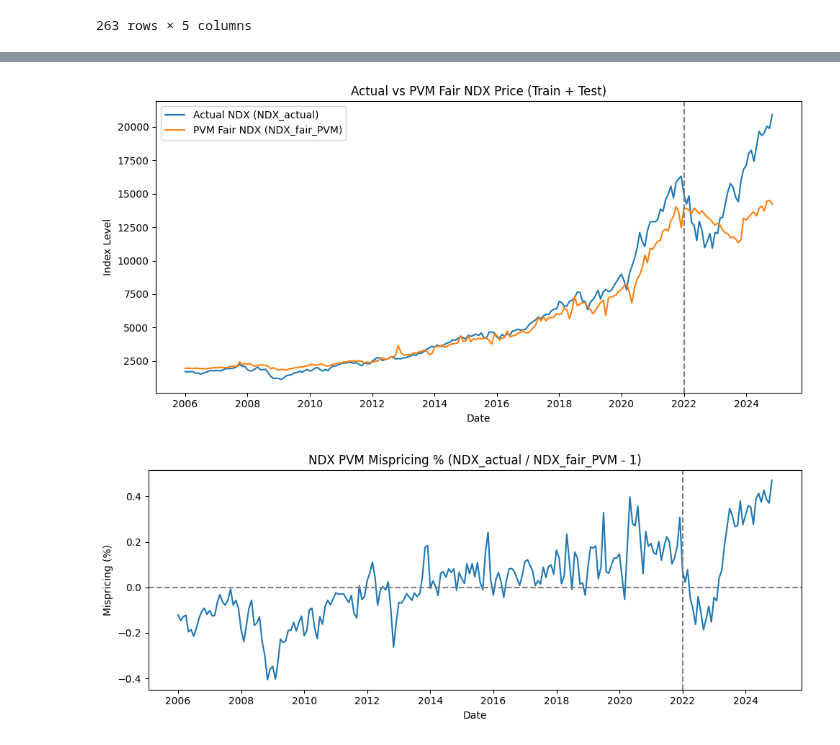
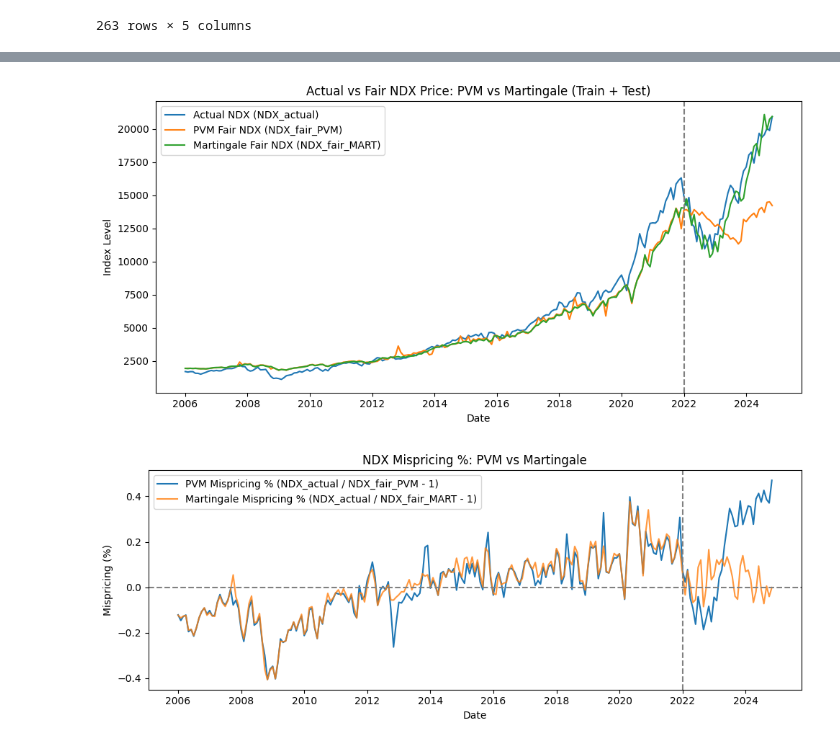
Before and after one commit to EliaLand/Martingale_FVM_AssetPricing, a Jupyter notebook: Part 2/main_FVM.ipynb, the cells around one changed output, grey strips where cells are left out. Drawn from its saved outputs; the diff is of its cells as text; code cells hidden in the pictures.

```diff
--- a/Part 2/main_FVM.ipynb
+++ b/Part 2/main_FVM.ipynb
@@ -655,28 +730,36 @@ Date
 # %%
-plot_df = ndx_pvm_results.loc["2006-01-01":].dropna(subset=["NDX_actual", "NDX_fair_PVM"]).copy()
+plot_df = ndx_pvm_results.loc["2006-01-01":].dropna(
+    subset=["NDX_actual", "NDX_fair_PVM", "NDX_fair_MART"]
+).copy()
 
 split_date = ndx_pvm_results[ndx_pvm_results["sample"] == "test"].index.min()
 
 plt.figure(figsize=(10, 5))
-plt.plot(plot_df.index, plot_df["NDX_actual"], label="Actual NDX (NDX_actual)")
-plt.plot(plot_df.index, plot_df["NDX_fair_PVM"], label="PVM Fair NDX (NDX_fair_PVM)")
+plt.plot(plot_df.index, plot_df["NDX_actual"],     label="Actual NDX (NDX_actual)")
+plt.plot(plot_df.index, plot_df["NDX_fair_PVM"],   label="PVM Fair NDX (NDX_fair_PVM)")
+plt.plot(plot_df.index, plot_df["NDX_fair_MART"],  label="Martingale Fair NDX (NDX_fair_MART)")
 plt.axvline(split_date, linestyle="--", color="gray")
-plt.title("Actual vs PVM Fair NDX Price (Train + Test)")
+plt.title("Actual vs Fair NDX Price: PVM vs Martingale (Train + Test)")
 plt.xlabel("Date")
 plt.ylabel("Index Level")
 plt.legend()
 plt.tight_layout()
 plt.show()
 
 plt.figure(figsize=(10, 4))
-plt.plot(plot_df.index, plot_df["NDX_mispricing_pct"])
+plt.plot(plot_df.index, plot_df["NDX_mispricing_pct_PVM"],
+         label="PVM Mispricing % (NDX_actual / NDX_fair_PVM - 1)")
+plt.plot(plot_df.index, plot_df["NDX_mispricing_pct_MART"],
+         label="Martingale Mispricing % (NDX_actual / NDX_fair_MART - 1)",
+         alpha=0.8)
 plt.axhline(0, linestyle="--", color="gray")
 plt.axvline(split_date, linestyle="--", color="gray")
-plt.title("NDX PVM Mispricing % (NDX_actual / NDX_fair_PVM - 1)")
+plt.title("NDX Mispricing %: PVM vs Martingale")
 plt.xlabel("Date")
 plt.ylabel("Mispricing (%)")
+plt.legend()
 plt.tight_layout()
 plt.show()
 # %% [output]
-[figure, old version]
+[figure, new version]
-[figure, old version]
+[figure, new version]
```
Also changed, not shown: parts of 5 cells of this notebook.
